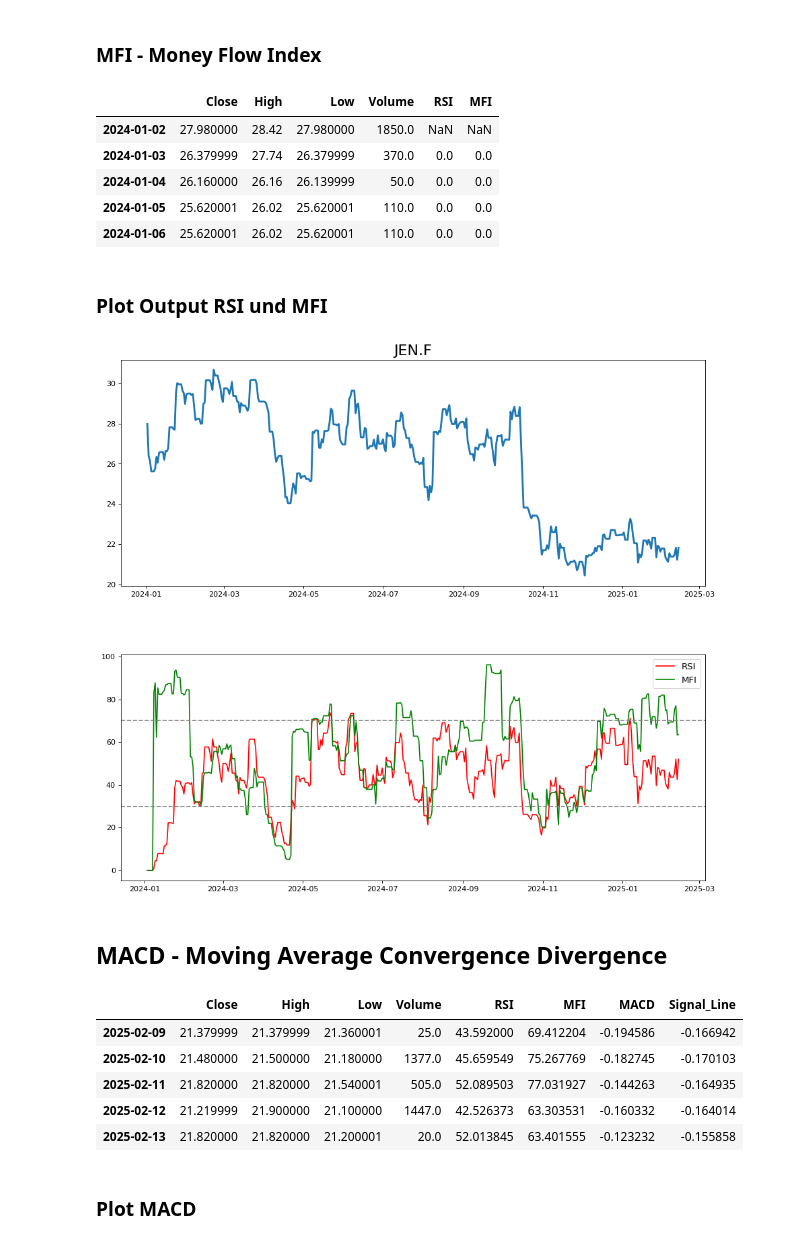
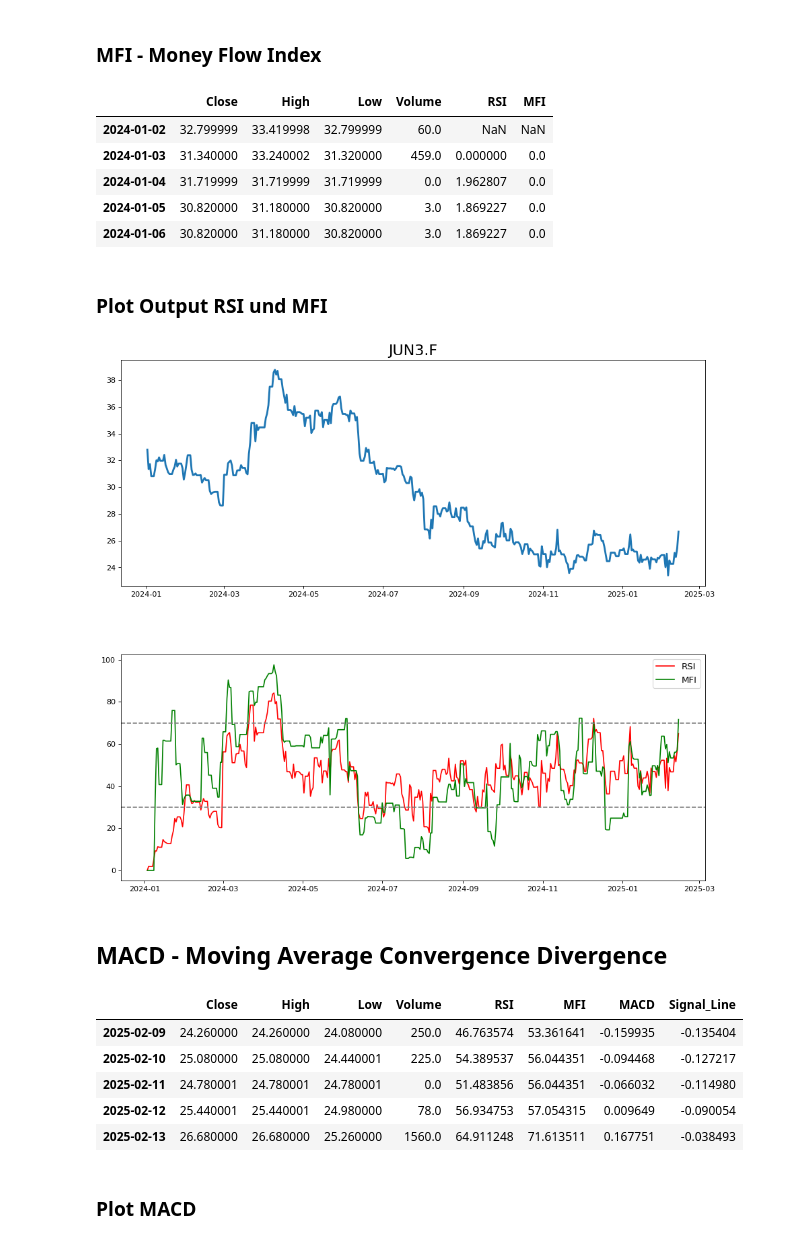
Before and after one commit to CSQlombard/Technical_Indicators, a Jupyter notebook: Technical_Indicators.ipynb, the cells around one changed output. Cells and saved outputs as stored; diff of their text form; code cells hidden in the pictures.

```diff
--- a/Technical_Indicators.ipynb
+++ b/Technical_Indicators.ipynb
@@ -17,8 +18,8 @@ I will periodically add more indicators.
 # %% [markdown]
 ### Get Stock Data
 # %%
-#ticker = 'JUN3.F' ### stock ticker
-ticker = 'JEN.F'
+ticker = 'JUN3.F' ### stock ticker
+#ticker = 'JEN.F'
 #ticker = '4A3.F'
 
 data = []
@@ -66,11 +67,8 @@ RS = gain_ewm / loss_ewm
 
 RSI = []
 RSI = 100 - 100 / (1 + RS)
-RSI = pd.DataFrame(RSI)
-RSI.rename(columns={"Close": "RSI"}, inplace=True)
+data['RSI'] = pd.DataFrame(RSI).rename(columns={"Close": "RSI"})
 
-data = data.join(RSI) ### append RSI to data
-
-data.head()
+data.tail()
 # %% [output]
 |  | Close | High | Low | Volume | RSI |
@@ -141,16 +139,16 @@ MFI = 100 * (np.array(positive_mf) / (np.array(positive_mf) + np.array(negative_
 MFI = pd.DataFrame(MFI, columns=['MFI'])
 MFI.set_index([data.index],inplace=True)
 
-data = data.join(MFI) ### append MFI to data
+data['MFI'] = MFI
 
 data.head()
 # %% [output]
 |  | Close | High | Low | Volume | RSI | MFI |
-| 2024-01-02 | 27.980000 | 28.42 | 27.980000 | 1850.0 | NaN | NaN |
-| 2024-01-03 | 26.379999 | 27.74 | 26.379999 | 370.0 | 0.0 | 0.0 |
-| 2024-01-04 | 26.160000 | 26.16 | 26.139999 | 50.0 | 0.0 | 0.0 |
-| 2024-01-05 | 25.620001 | 26.02 | 25.620001 | 110.0 | 0.0 | 0.0 |
-| 2024-01-06 | 25.620001 | 26.02 | 25.620001 | 110.0 | 0.0 | 0.0 |
+| 2024-01-02 | 32.799999 | 33.419998 | 32.799999 | 60.0 | NaN | NaN |
+| 2024-01-03 | 31.340000 | 33.240002 | 31.320000 | 459.0 | 0.000000 | 0.0 |
+| 2024-01-04 | 31.719999 | 31.719999 | 31.719999 | 0.0 | 1.962807 | 0.0 |
+| 2024-01-05 | 30.820000 | 31.180000 | 30.820000 | 3.0 | 1.869227 | 0.0 |
+| 2024-01-06 | 30.820000 | 31.180000 | 30.820000 | 3.0 | 1.869227 | 0.0 |
 # %% [markdown]
 ### Plot Output RSI und MFI
 # %%
@@ -168,7 +166,7 @@ ax2.legend(['RSI', 'MFI'], fontsize=12)
 
 plt.show()
 # %% [output]
-[figure, old version]
+[figure, new version]
 # %% [markdown]
  ## MACD - Moving Average Convergence Divergence
 # %%
@@ -186,44 +184,43 @@ ema26 = data['Close'].ewm(span=26, adjust=False).mean()
 
 # Calculate MACD (the difference between 12-period EMA and 26-period EMA)
 # Typically, widely-accepted values for the fast and slow lengths are 12 and 26, respectively.
 # The final values of the MACD line are determined by subtracting the EMA with the slow length from
 # the EMA with the fast length.
 
 macd = []
 macd = ema12 - ema26 ### fast - slow
 
 # Calculate the 9-period EMA of MACD (Signal Line)
 # The commonly used period for computing the Signal line is 9.
 # Since the Signal line averages out the MACD line, it tends to offer a smoother representation of trends.
 
 signal_line = []
 signal_line = macd.ewm(span=9, adjust=False).mean()
 
 ### Add MACD and Signal_line to dataframe
 
-macd = pd.DataFrame(macd)
-macd.rename(columns={"Close": "MACD"}, inplace=True)
+macd = pd.DataFrame(macd).rename(columns={"Close": "MACD"})
 macd.set_index([data.index],inplace=True)
 
-signal_line = pd.DataFrame(signal_line)
-signal_line.rename(columns={"Close": "Signal_Line"}, inplace=True)
+signal_line = pd.DataFrame(signal_line).rename(columns={"Close": "Signal_Line"})
 signal_line.set_index([data.index],inplace=True)
 
 # If MACD is above the signal line, the histogram will be above the MACD’s baseline or zero line.
 # If MACD is below its signal line, the histogram will be below the MACD’s baseline.
 # Traders use the MACD’s histogram to identify peaks of bullish or bearish momentum,
 # and to generate overbought/oversold trade signals.
 
-data = data.join(macd) ### append MACD to data
-data = data.join(signal_line) ### append Signal_Line to data
+data['MACD'] = macd
+data['Signal_Line'] = signal_line
+
 data.tail()
 # %% [output]
 |  | Close | High | Low | Volume | RSI | MFI | MACD | Signal_Line |
-| 2025-02-09 | 21.379999 | 21.379999 | 21.360001 | 25.0 | 43.592000 | 69.412204 | -0.194586 | -0.166942 |
-| 2025-02-10 | 21.480000 | 21.500000 | 21.180000 | 1377.0 | 45.659549 | 75.267769 | -0.182745 | -0.170103 |
-| 2025-02-11 | 21.820000 | 21.820000 | 21.540001 | 505.0 | 52.089503 | 77.031927 | -0.144263 | -0.164935 |
-| 2025-02-12 | 21.219999 | 21.900000 | 21.100000 | 1447.0 | 42.526373 | 63.303531 | -0.160332 | -0.164014 |
-| 2025-02-13 | 21.820000 | 21.820000 | 21.200001 | 20.0 | 52.013845 | 63.401555 | -0.123232 | -0.155858 |
+| 2025-02-09 | 24.260000 | 24.260000 | 24.080000 | 250.0 | 46.763574 | 53.361641 | -0.159935 | -0.135404 |
+| 2025-02-10 | 25.080000 | 25.080000 | 24.440001 | 225.0 | 54.389537 | 56.044351 | -0.094468 | -0.127217 |
+| 2025-02-11 | 24.780001 | 24.780001 | 24.780001 | 0.0 | 51.483856 | 56.044351 | -0.066032 | -0.114980 |
+| 2025-02-12 | 25.440001 | 25.440001 | 24.980000 | 78.0 | 56.934753 | 57.054315 | 0.009649 | -0.090054 |
+| 2025-02-13 | 26.680000 | 26.680000 | 25.260000 | 1560.0 | 64.911248 | 71.613511 | 0.167751 | -0.038493 |
 # %% [markdown]
 ### Plot MACD
 # %%
```
Also changed, not shown: parts of 10 cells of this notebook.
